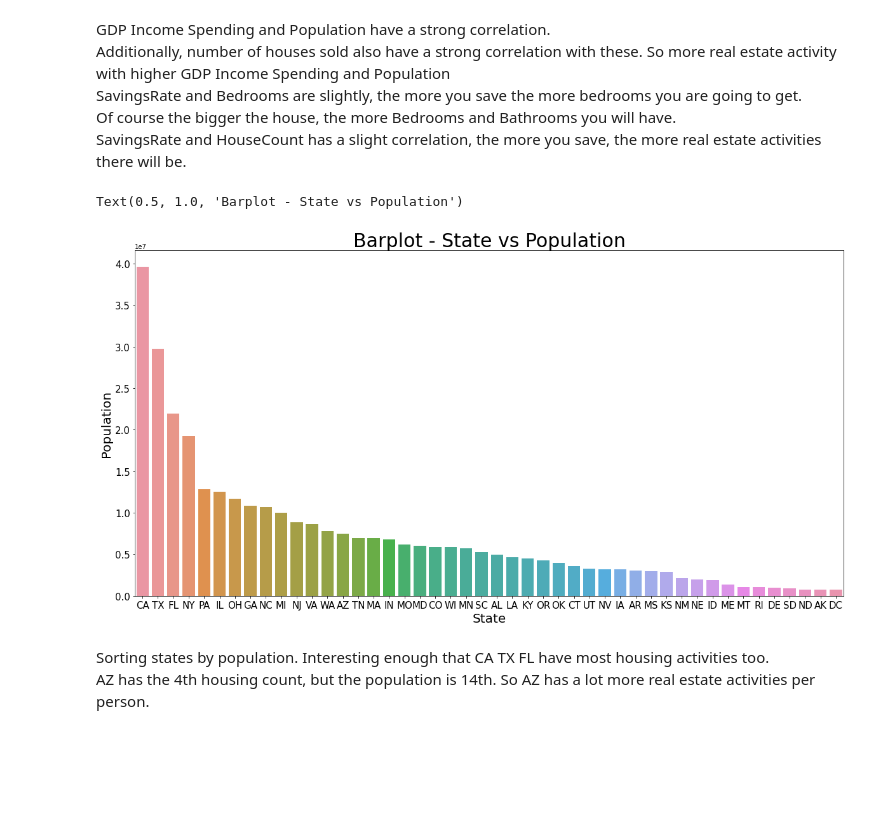
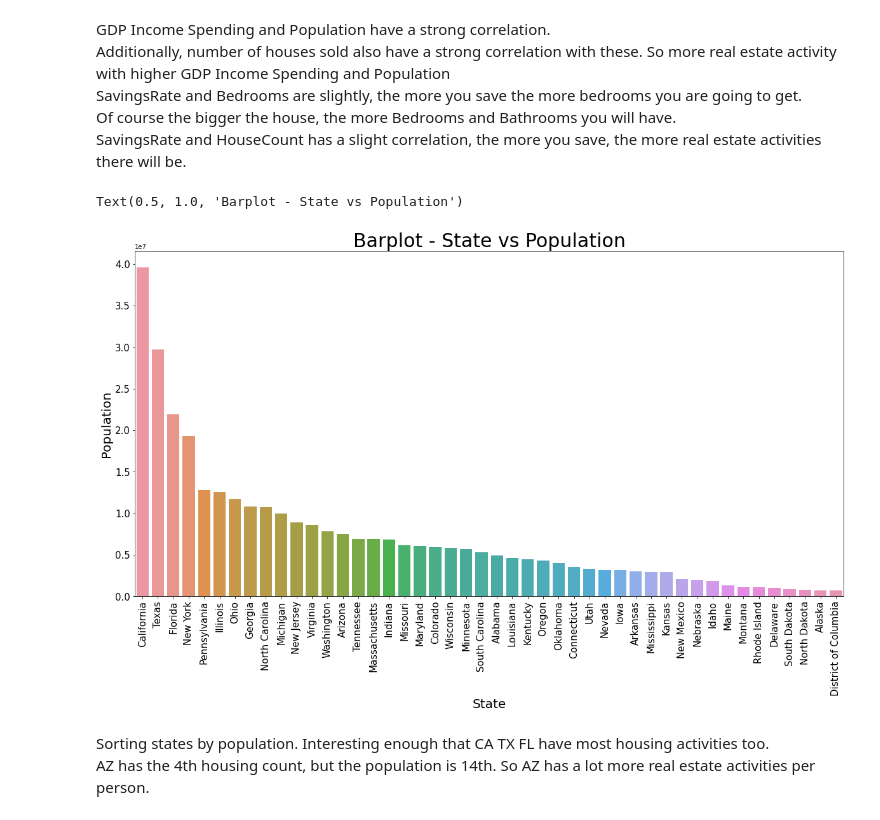
Before and after one commit to StockJanitor/CIS41_Project, a Jupyter notebook: CIS41_Project.ipynb, the cells around one changed output. Cells and saved outputs as stored; diff of their text form; code cells hidden in the pictures; blank space fills up the shorter version.

```diff
--- a/CIS41_Project.ipynb
+++ b/CIS41_Project.ipynb
@@ -1109,18 +1109,18 @@ SavingsRate and HouseCount has a slight correlation, the more you save, the more
 # %%
 # Barplot
 plt.figure(figsize=(20,10))
 sorted_df = state_df.sort_values(by='Population',ascending=False)
-sns.barplot(data=sorted_df, x='State',y='Population')
+sns.barplot(data=sorted_df, x='fullState',y='Population')
 
 # Annotation
 plt.xlabel('State', fontsize=20)
 plt.ylabel('Population', fontsize = 20)
 plt.yticks(fontsize=15)
-plt.xticks(fontsize=15)
+plt.xticks(fontsize=15,rotation=90)
 plt.title('Barplot - State vs Population', fontsize=30)
 # %% [output]
 Text(0.5, 1.0, 'Barplot - State vs Population')
-[figure, old version]
+[figure, new version]
 # %% [markdown]
 Sorting states by population. Interesting enough that CA TX FL have most housing activities too. <br>AZ has the 4th housing count, but the population is 14th. So AZ has a lot more real estate activities per person.
 # %%
```
Also changed, not shown: parts of 8 cells of this notebook.
